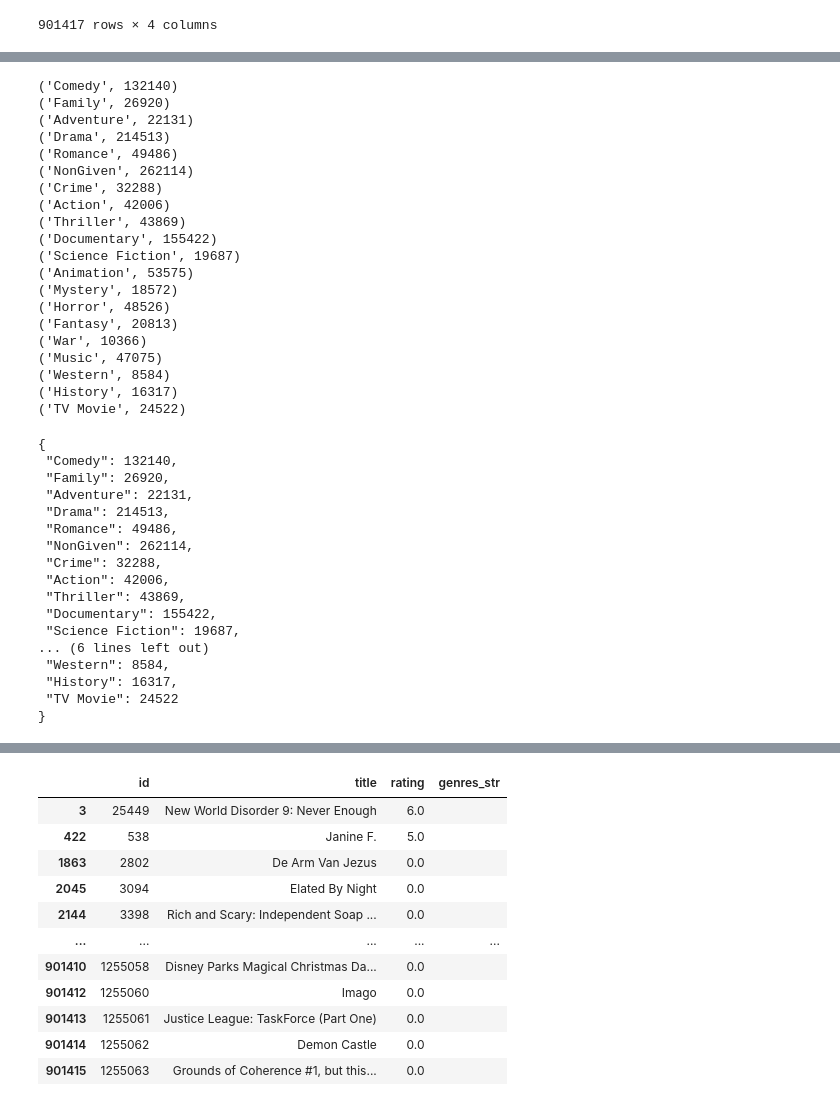
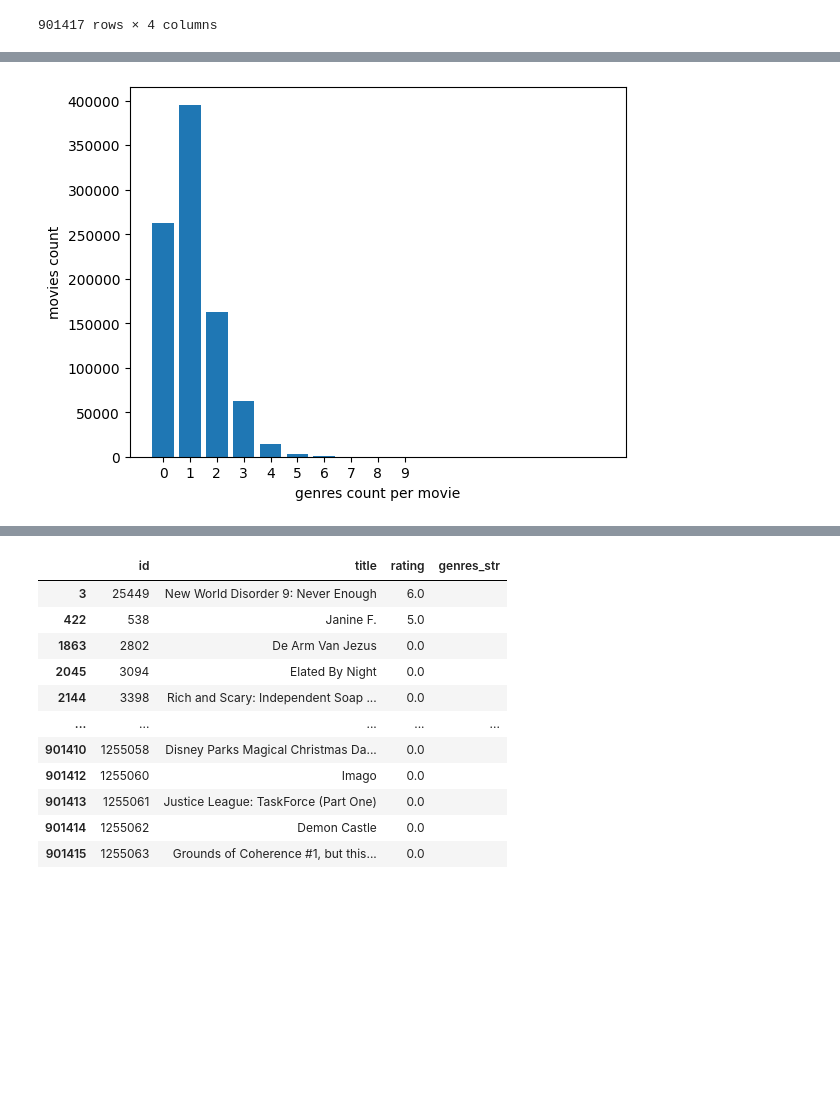
Before and after one commit to sariaslaso/movies_and_LLMs, a Jupyter notebook: predict_ratings/data_processing.ipynb, the cells around one changed output, grey strips where cells are left out. Cells and saved outputs as stored; diff of their text form; code cells hidden in the pictures; blank space fills up the shorter version.

Commit message:
histogram with genres count per movie

```diff
--- a/predict_ratings/data_processing.ipynb
+++ b/predict_ratings/data_processing.ipynb
@@ -38,3 +38,9 @@ movies_df
 | 901415 | 1255063 | Grounds of Coherence #1, but this... | [] | 0.000 |
 | 901416 | 1255064 | Fort-Da Game | [Drama] | 0.000 |
 901417 rows × 4 columns
+# %%
+# dictionary that keeps the count of movies that are  different number of genres
+genres_count = defaultdict(int)
+# %%
+for count in movies_df["genres"].map(len):
+    genres_count[count] += 1
@@ -41 +67,13 @@ movies_df
+# %%
+# histogram with number of tags, count number of genre in movies
+
+plt.bar(genres_count.keys(), genres_count.values())
+plt.xticks(np.arange(0, 10, step = 1))
+
+plt.xlabel("genres count per movie")
+plt.ylabel("movies count")
+
+plt.show()
+# %% [output]
+[figure, added]
 # %%
@@ -49,47 +88,3 @@ for item in movies_df["genres"]:
     else:
         for genre in item:
             genres_dict[genre] += 1
-# %%
-for item in genres_dict.items():
-    print(item)
-# %% [output]
-('Comedy', 132140)
-('Family', 26920)
-('Adventure', 22131)
-('Drama', 214513)
-('Romance', 49486)
-('NonGiven', 262114)
-('Crime', 32288)
-('Action', 42006)
-('Thriller', 43869)
-('Documentary', 155422)
-('Science Fiction', 19687)
-('Animation', 53575)
-('Mystery', 18572)
-('Horror', 48526)
-('Fantasy', 20813)
-('War', 10366)
-('Music', 47075)
-('Western', 8584)
-('History', 16317)
-('TV Movie', 24522)
-# %%
-print(json.dumps(genres_dict, indent = 1))
-# %% [output]
-{
- "Comedy": 132140,
- "Family": 26920,
- "Adventure": 22131,
- "Drama": 214513,
- "Romance": 49486,
- "NonGiven": 262114,
- "Crime": 32288,
- "Action": 42006,
- "Thriller": 43869,
- "Documentary": 155422,
- "Science Fiction": 19687,
-... (6 lines left out)
- "Western": 8584,
- "History": 16317,
- "TV Movie": 24522
-}
```
Also changed, not shown: parts of 7 cells of this notebook.
